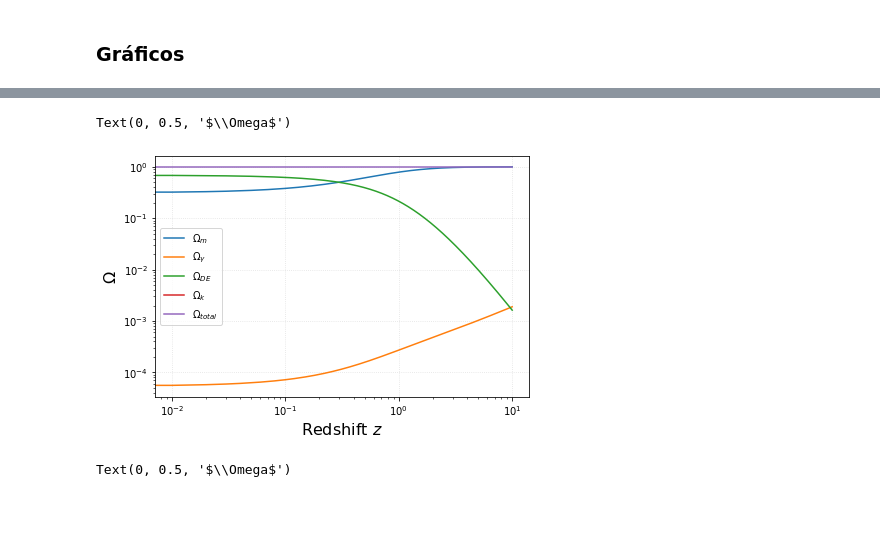
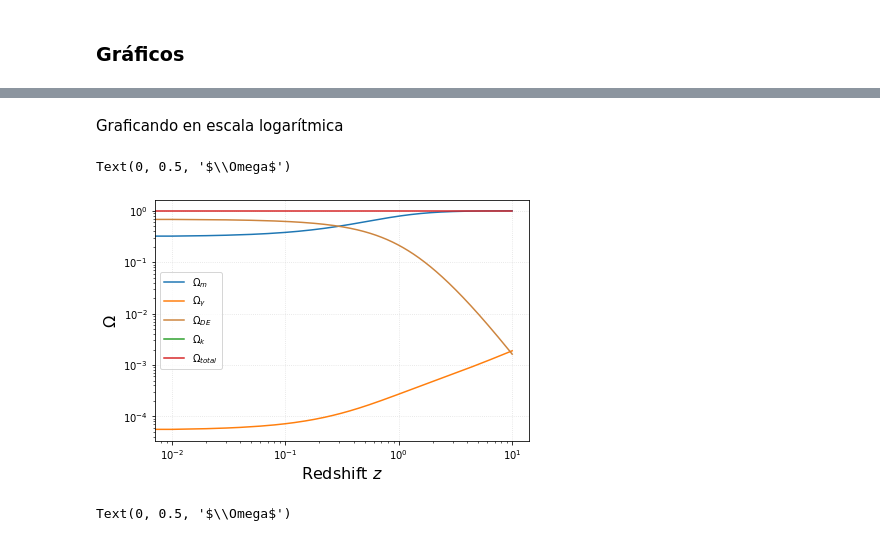
Before and after one commit to antoniacisternas/Tareas-cosmologia, a Jupyter notebook: tarea 1.ipynb, the cells around one changed output, grey strips where cells are left out. Drawn from its saved outputs; the diff is of its cells as text; code cells hidden in the pictures; blank space fills up the shorter version.

```diff
--- a/tarea 1.ipynb
+++ b/tarea 1.ipynb
@@ -67,22 +87,24 @@ Omega_k = results.get_Omega('K', zs)
+# %% [markdown]
+Graficando en escala logarítmica
 # %%
 fig, ax = plt.subplots(ncols=1, nrows=1, sharey=True, figsize=(6, 4), constrained_layout = True)
 
 ax.loglog(zs, Omega_m, label=r'$\Omega_{m}$')
 ax.loglog(zs, Omega_gamma, label=r'$\Omega_{\gamma}$')
-ax.loglog(zs, Omega_DE, label=r'$\Omega_{DE}$')
+ax.loglog(zs, Omega_DE, label=r'$\Omega_{DE}$', color='peru')
 ax.loglog(zs, Omega_k, label=r'$\Omega_{k}$')
 
 ax.loglog(zs, Omega_k + Omega_m + Omega_gamma + Omega_DE, label=r'$\Omega_{total}$')
 
 
 ax.grid(alpha=0.4, ls=':')
 
 ax.legend()
 ax.set_xlabel(r'Redshift $z$', fontsize=16)
 ax.set_ylabel(r'$\Omega$', fontsize=16)
 # %% [output]
 Text(0, 0.5, '$\\Omega$')
-[figure, old version]
+[figure, new version]
 # %%
 fig, ax = plt.subplots(ncols=1, nrows=1, sharey=True, figsize=(6, 4), constrained_layout = True)
 
```
Also changed, not shown: parts of 6 cells of this notebook.
